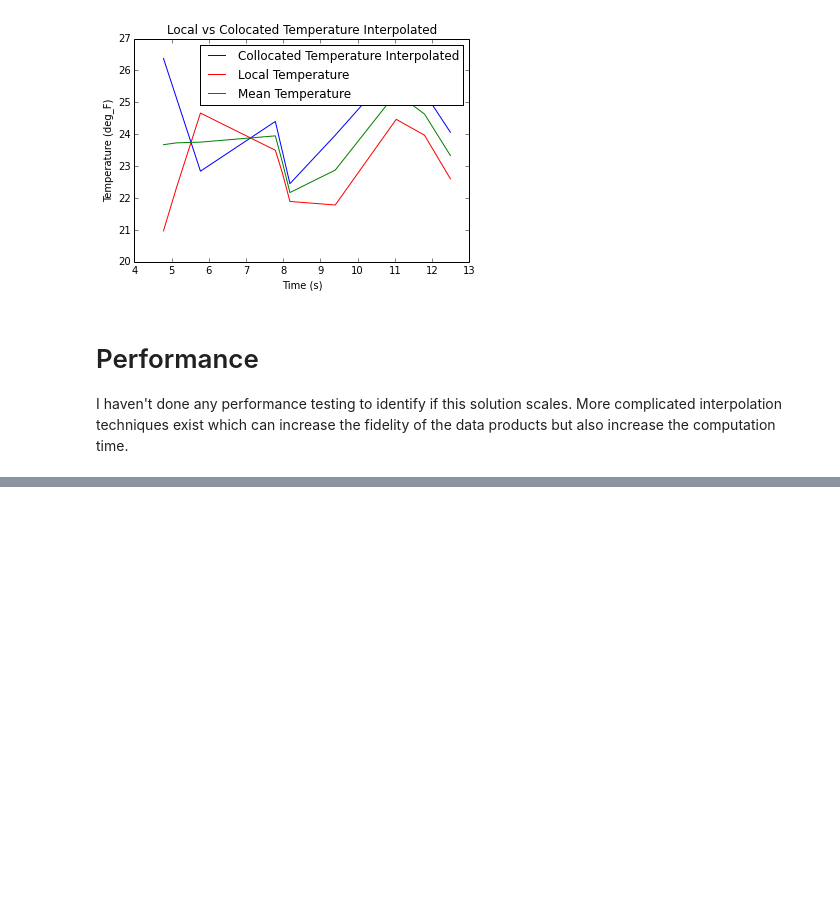
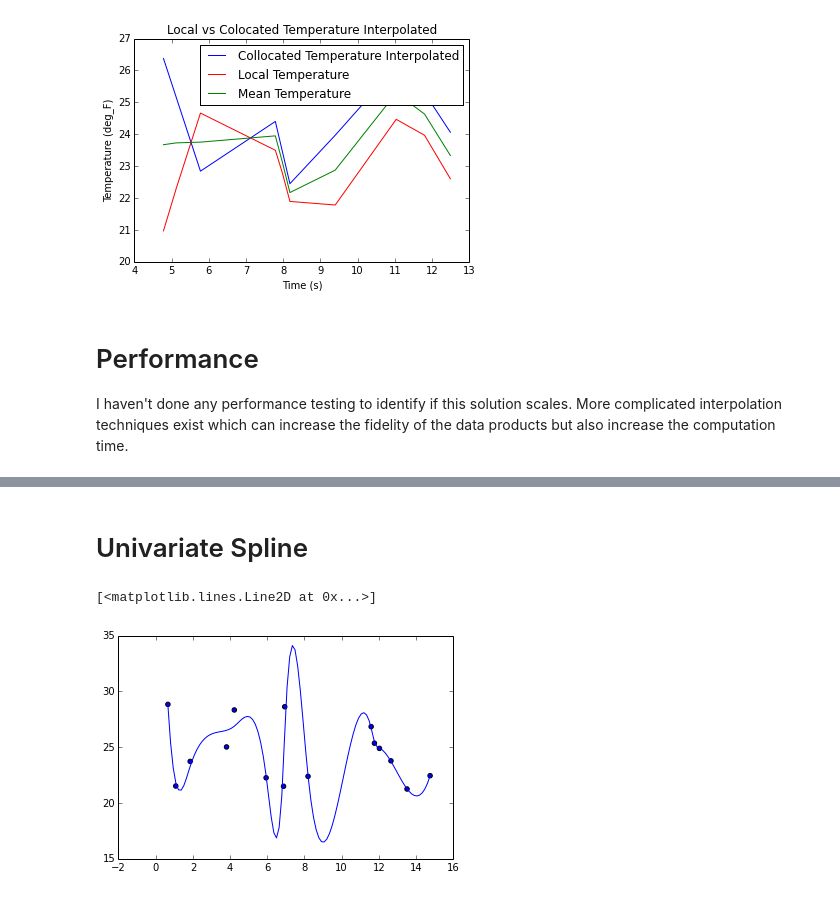
Before and after one commit to lukecampbell/notebooks, a Jupyter notebook: Lerping Functions.ipynb, the cells around one changed output, grey strips where cells are left out. Drawn from its saved outputs; the diff is of its cells as text; code cells hidden in the pictures; blank space fills up the shorter version.

```diff
--- a/Lerping Functions.ipynb
+++ b/Lerping Functions.ipynb
@@ -146,0 +160,12 @@ I haven't done any performance testing to identify if this solution scales. More
+# %% [markdown]
+# Univariate Spline
+# %%
+from scipy.interpolate import UnivariateSpline
+
+f = UnivariateSpline(colocated_time, colocated_temp)
+fig = plt.subplot(111)
+fig.scatter(colocated_time, colocated_temp)
+fig.plot(x, f(x))
+# %% [output]
+[<matplotlib.lines.Line2D at 0x...>]
+[figure, added]
```
Also changed, not shown: parts of 7 cells of this notebook.
